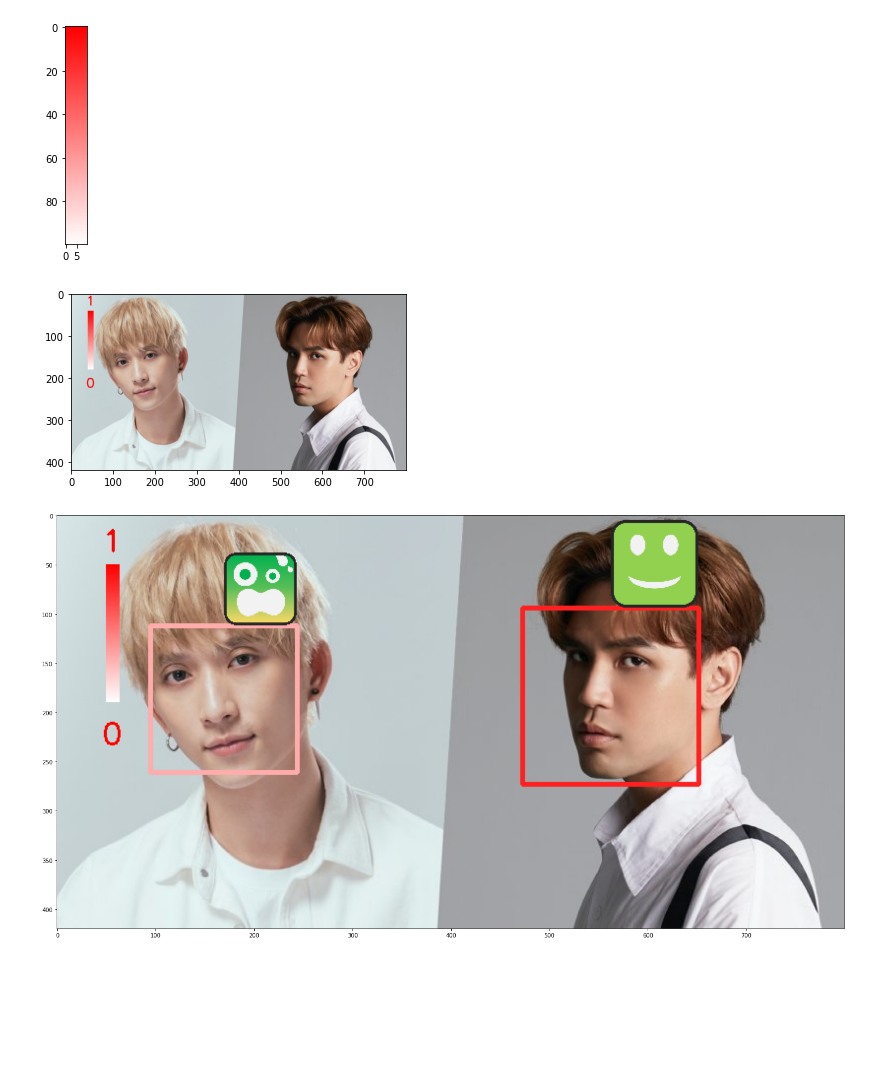
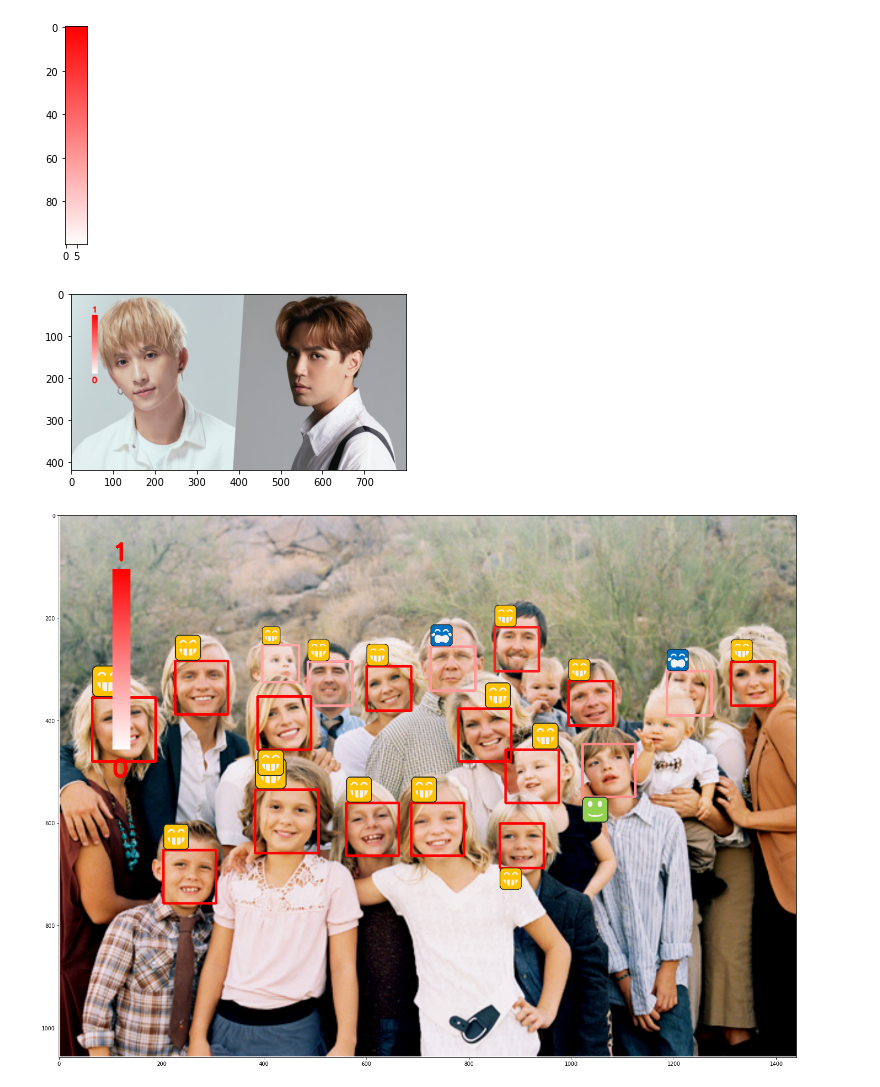
Before and after one commit to j82887/Face-Detection, a Jupyter notebook: 16_Facial Expression Recognition/Fer - Version 3.ipynb, the cells around one changed output. Cells and saved outputs as stored; diff of their text form; code cells hidden in the pictures; blank space fills up the shorter version.

```diff
--- a/16_Facial Expression Recognition/Fer - Version 3.ipynb
+++ b/16_Facial Expression Recognition/Fer - Version 3.ipynb
@@ -147,11 +136,11 @@ def bar_post(frame,x,y):
 # %%
 img = cv2.imread("Image_test/Face_test2.jpg")
 img = cv2.resize(img, None, fx=1, fy=1)
-img = bar_post(img,40,40)
+img = bar_post(img,50,50)
 plt.imshow(cv2.cvtColor(img, cv2.COLOR_BGR2RGB))
 plt.show()
 # %% [output]
-[figure, old version]
+[figure, new version]
 # %%
 def bb_intersection_over_union(boxA, boxB):
     boxA = [int(x) for x in boxA]
@@ -252,18 +262,18 @@ def face_post(frame, top_left, top_right, bottom_right, bottom_left, width, pred
 
     return frame
 # %%
-img = cv2.imread("Image_test/Face_test2.jpg")
-img = cv2.resize(img, None, fx=1, fy=1)
+img = cv2.imread("Image_test/Face_test9.png")
+img = cv2.resize(img, None, fx=2.4, fy=2.4)
 data, frame = face_check(img, model)
 
 cv2.imwrite("Face_test_fer.jpg",frame)
 
 frame = cv2.cvtColor(img, cv2.COLOR_BGR2RGB)
 plt.figure(figsize=(25,20))
 plt.imshow(frame)
 plt.show()
 # %% [output]
-[figure, old version]
+[figure, new version]
 # %%
 import cv2
 
```
Also changed, not shown: parts of 8 cells of this notebook.
